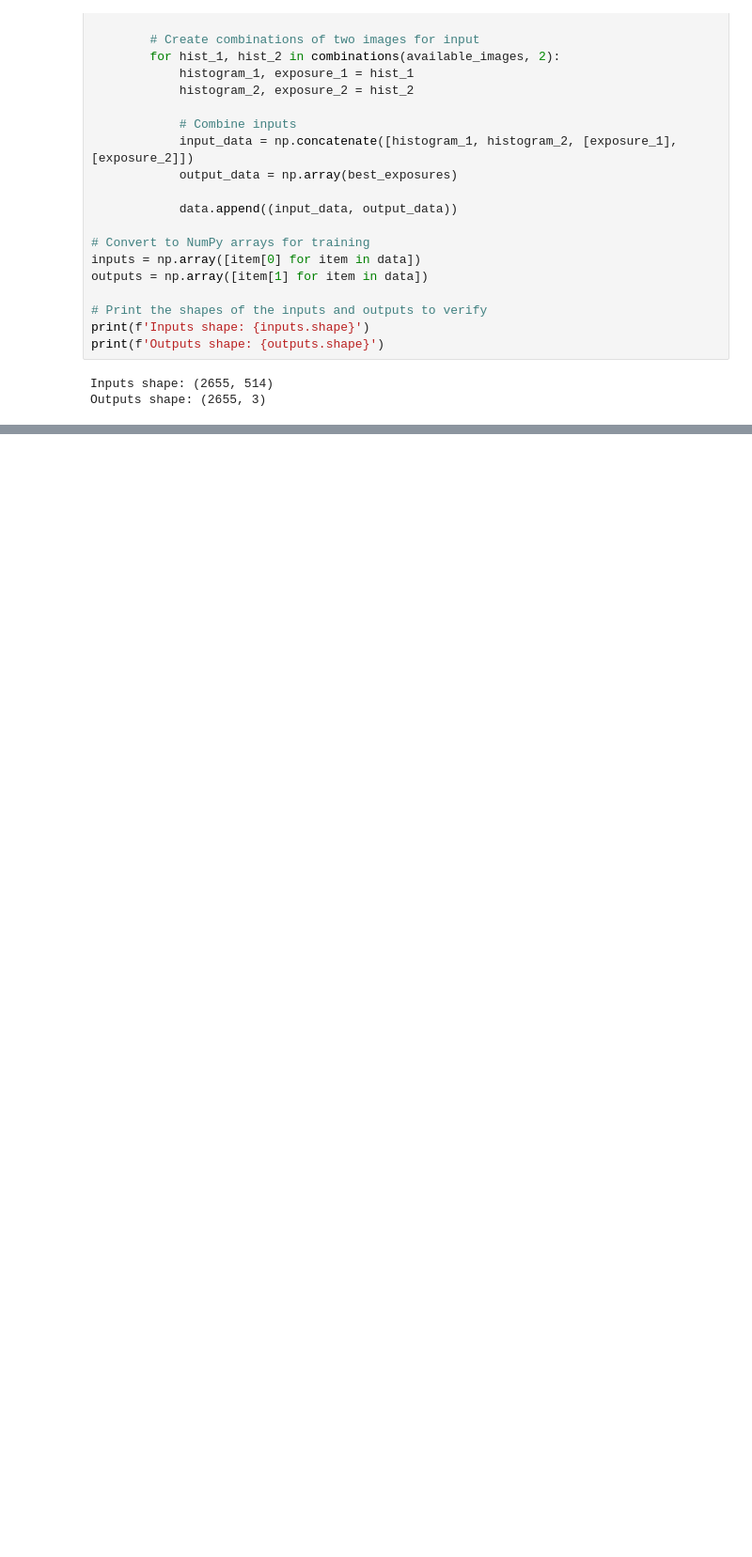
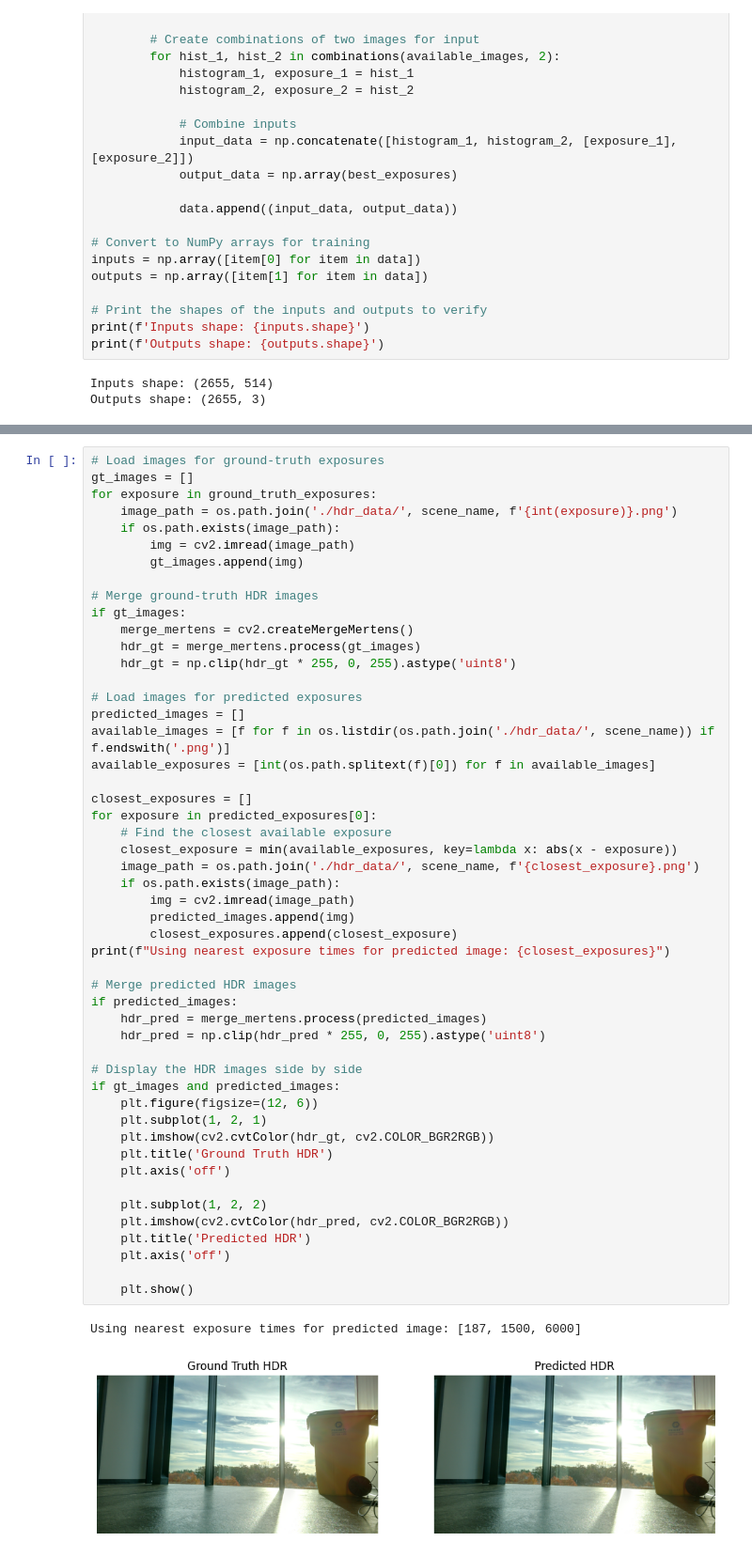
Before and after one commit to nsymanzik/CSI5170-Project, a Jupyter notebook: train_model.ipynb, the cells around one changed output, grey strips where cells are left out. Shown: that part at 94% size. Saved outputs shown, nothing was run; the diff lists cells and outputs as text; blank space fills up the shorter version.

```diff
--- a/train_model.ipynb
+++ b/train_model.ipynb
@@ -178,0 +184,53 @@ Percentage errors for each exposure time: [529.5679387457461, 132.80303030303028
+# %%
+# Load images for ground-truth exposures
+gt_images = []
+for exposure in ground_truth_exposures:
+    image_path = os.path.join('./hdr_data/', scene_name, f'{int(exposure)}.png')
+    if os.path.exists(image_path):
+        img = cv2.imread(image_path)
+        gt_images.append(img)
+
+# Merge ground-truth HDR images
+if gt_images:
+    merge_mertens = cv2.createMergeMertens()
+    hdr_gt = merge_mertens.process(gt_images)
+    hdr_gt = np.clip(hdr_gt * 255, 0, 255).astype('uint8')
+
+# Load images for predicted exposures
+predicted_images = []
+available_images = [f for f in os.listdir(os.path.join('./hdr_data/', scene_name)) if f.endswith('.png')]
+available_exposures = [int(os.path.splitext(f)[0]) for f in available_images]
+
+closest_exposures = []
+for exposure in predicted_exposures[0]:
+    # Find the closest available exposure
+    closest_exposure = min(available_exposures, key=lambda x: abs(x - exposure))
+    image_path = os.path.join('./hdr_data/', scene_name, f'{closest_exposure}.png')
+    if os.path.exists(image_path):
+        img = cv2.imread(image_path)
+        predicted_images.append(img)
+        closest_exposures.append(closest_exposure)
+print(f"Using nearest exposure times for predicted image: {closest_exposures}")
+
+# Merge predicted HDR images
+if predicted_images:
+    hdr_pred = merge_mertens.process(predicted_images)
+    hdr_pred = np.clip(hdr_pred * 255, 0, 255).astype('uint8')
+
+# Display the HDR images side by side
+if gt_images and predicted_images:
+    plt.figure(figsize=(12, 6))
+    plt.subplot(1, 2, 1)
+    plt.imshow(cv2.cvtColor(hdr_gt, cv2.COLOR_BGR2RGB))
+    plt.title('Ground Truth HDR')
+    plt.axis('off')
+
+    plt.subplot(1, 2, 2)
+    plt.imshow(cv2.cvtColor(hdr_pred, cv2.COLOR_BGR2RGB))
+    plt.title('Predicted HDR')
+    plt.axis('off')
+
+    plt.show()
+# %% [output]
+Using nearest exposure times for predicted image: [187, 1500, 6000]
+[figure, added]
```
Also changed, not shown: parts of 3 cells of this notebook, 3 other files.
